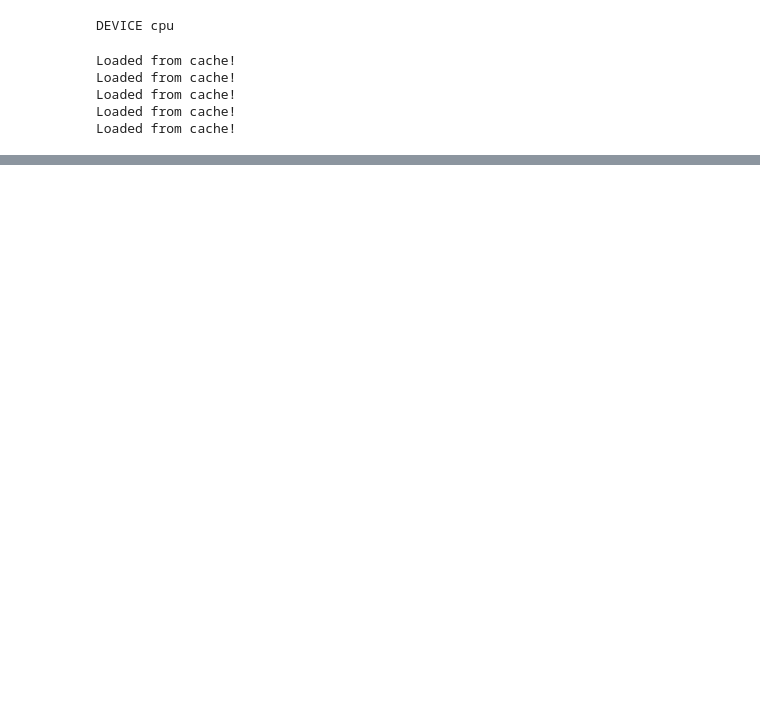
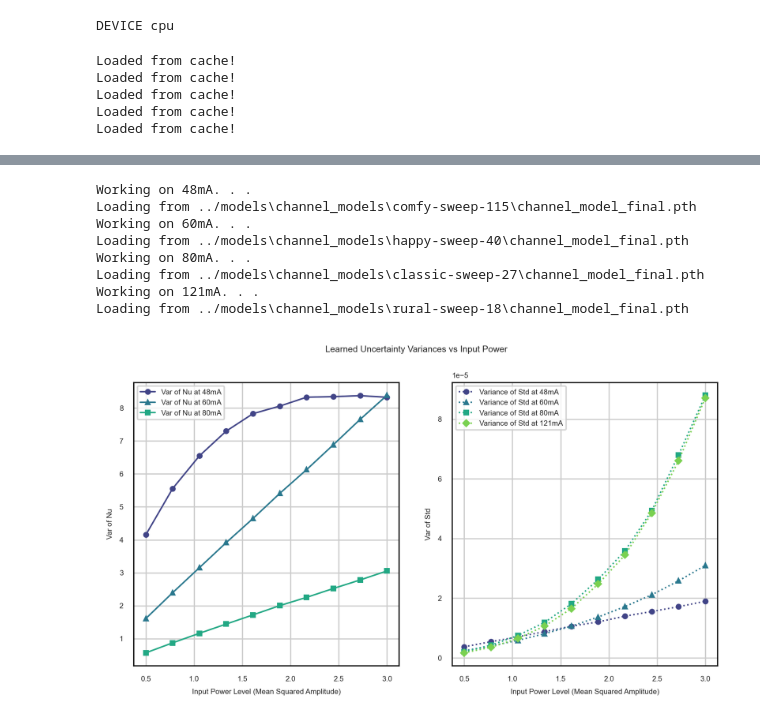
Before and after one commit to UW-Photonics-Lab/prob_tcn_for_LED, a Jupyter notebook: notebooks/make_figures.ipynb, the cells around one changed output, grey strips where cells are left out. Cells and saved outputs as stored; diff of their text form; code cells hidden in the pictures; blank space fills up the shorter version.

```diff
--- a/notebooks/make_figures.ipynb
+++ b/notebooks/make_figures.ipynb
@@ -547,0 +546,76 @@ Mean Nu Prediction at power 3.00: 4.5552 Max Nu Prediction: 23.0382 Min Nu Predi
+# %%
+
+fig, axs = plt.subplots(1, 2, figsize=(double_fig_width, double_fig_height))
+
+power_levels = torch.linspace(0.5, 3.0, steps=10)
+
+current_levels = list(models.keys())
+num_levels = len(current_levels)
+color_palette = sns.color_palette('viridis', num_levels)
+markers = ['o', '^', 's', 'D', 'p']
+line_styles = ['-', ':']
+for dc_bias in models.keys():
+    print(f'Working on {dc_bias}. . .')
+    tcn, _ = load_runs_final_artifact(models[dc_bias]['tcn_channel'], DEVICE, model_type='channel')
+    std_variances = []
+    if not tcn.gaussian:
+        nu_variances = []
+
+
+    for power in power_levels:
+        input_signal = torch.randn(1000, 1000).to(DEVICE) * torch.sqrt(power)
+        noisy_y_pred, y_pred_tcn, std_y_pred, nu_y_pred = tcn(input_signal)
+
+
+        # Trim by 2x receptive field to avoid edge effects
+        receptive_field = tcn.receptive_field
+        nu_y_pred = nu_y_pred[:, receptive_field:]
+        std_y_pred = std_y_pred[:, receptive_field:]
+
+        var_nu_y_pred = torch.var(nu_y_pred, dim=-1).mean(dim=0).cpu().item()
+        var_std_y_pred = torch.var(std_y_pred, dim=-1).mean(dim=0).cpu().item()
+        if not tcn.gaussian:
+            nu_variances.append(var_nu_y_pred)
+        std_variances.append(var_std_y_pred)
+
+    if not tcn.gaussian:
+        line1, = axs[0].plot(power_levels.cpu(), nu_variances, marker=markers[current_levels.index(dc_bias)],
+                        label=f'Var of Nu at {dc_bias}', color=color_palette[current_levels.index(dc_bias)],
+                        linestyle=line_styles[0], markersize=3)
+
+    line2, = axs[1].plot(power_levels.cpu(), std_variances, marker=markers[current_levels.index(dc_bias)],
+                    label=f'Variance of Std at {dc_bias}', color=color_palette[current_levels.index(dc_bias)],
+                    linestyle=line_styles[1], markersize=3)
+
+
+
+# This is the key line: it hides the 1e-5 at the top
+axs[0].legend(loc="upper left")
+axs[1].legend(loc="upper left")
+axs[0].set_ylabel('Var of Nu')
+axs[0].tick_params(axis='y')
+axs[1].set_ylabel('Var of Std')
+axs[1].tick_params(axis='y')
+fig.suptitle('Learned Uncertainty Variances vs Input Power')
+plt.tight_layout(rect=[1, 1, 1, 1]) # Adjust rect to make room for suptitle
+axs[0].grid(True)
+axs[1].grid(True)
+axs[0].set_xlabel('Input Power Level (Mean Squared Amplitude)')
+axs[1].set_xlabel('Input Power Level (Mean Squared Amplitude)')
+plt.savefig(
+    os.path.join(PLOT_PATH, "learned_uncertainty_variances.svg"),
+    format='svg',
+    bbox_inches='tight',
+    transparent=True
+)
+plt.show()
+# %% [output]
+Working on 48mA. . .
+Loading from ../models\channel_models\comfy-sweep-115\channel_model_final.pth
+Working on 60mA. . .
+Loading from ../models\channel_models\happy-sweep-40\channel_model_final.pth
+Working on 80mA. . .
+Loading from ../models\channel_models\classic-sweep-27\channel_model_final.pth
+Working on 121mA. . .
+Loading from ../models\channel_models\rural-sweep-18\channel_model_final.pth
+[figure, added]
```
Also changed, not shown: parts of 10 cells of this notebook, 12 other files.
